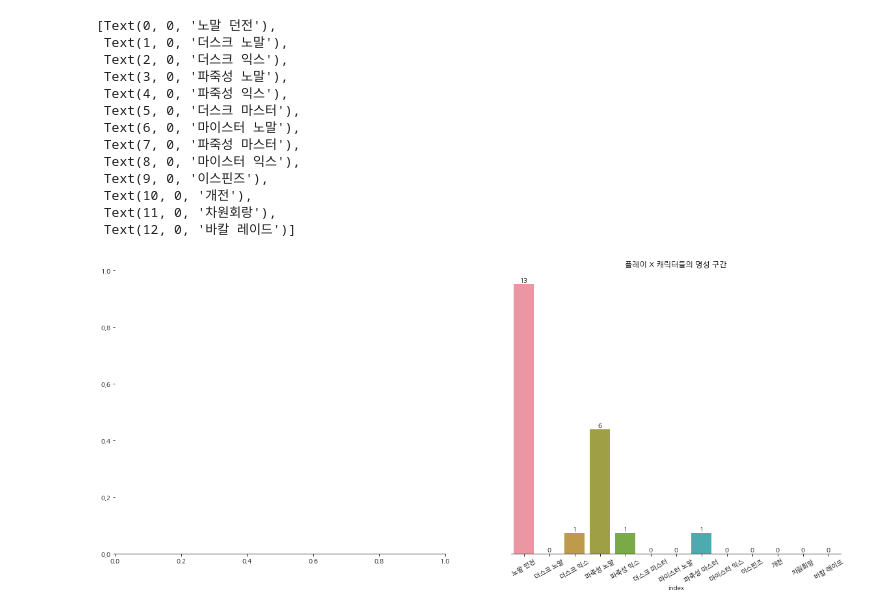
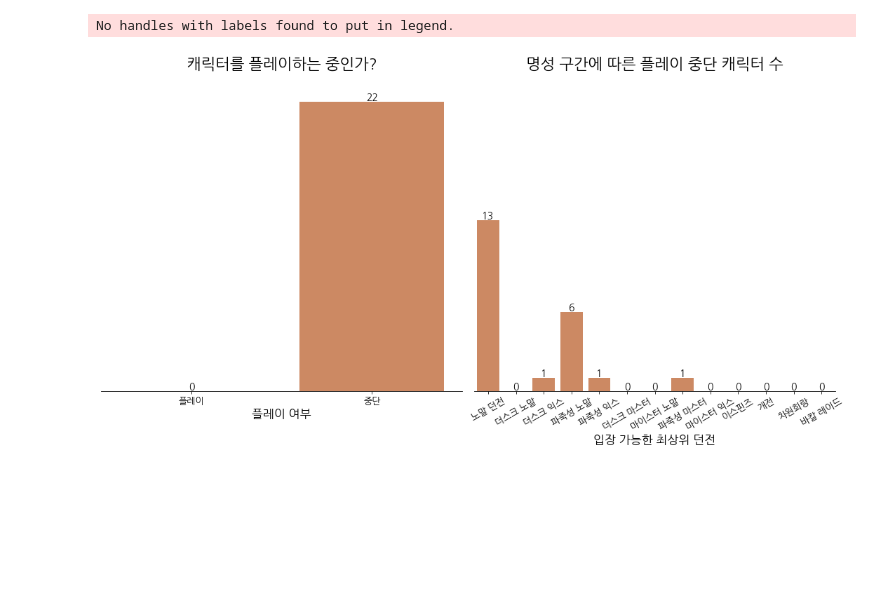
Before and after one commit to dowrave/TIL, a Jupyter notebook: Analysis/DNF/1_DNF_API.ipynb, the cells around one changed output. Saved outputs shown, nothing was run; the diff lists cells and outputs as text; code cells hidden in the pictures; blank space fills up the shorter version.

```diff
--- a/Analysis/DNF/1_DNF_API.ipynb
+++ b/Analysis/DNF/1_DNF_API.ipynb
@@ -182,0 +165,6 @@ data = df['dungeon'].value_counts().to_frame().reset_index()
+# %%
+# 0값 표시하게 만들기
+playing = pd.CategoricalDtype([True, False], ordered = True)
+df['is_playing'] = df['is_playing'].astype(playing)
+is_playing = df['is_playing'].value_counts(dropna = False).to_frame().reset_index()
+is_playing
@@ -183,32 +175,56 @@ data = df['dungeon'].value_counts().to_frame().reset_index()
 # %%
-fig, ax = plt.subplots(1, 2, figsize = (20, 8))
+fig, ax = plt.subplots(1, 2, figsize = (15, 8), sharey = True)
+rcParams.update({'figure.autolayout': True})
+
+ax_title_fontsize = 22
+ax_title_y = 1.05
+ax_label_fontsize = 17
+ax_ticklabel_fontsize = 13
+barlabel_fontsize = 14
+
 
 # 1. 플레이 중인 캐릭터 표시
+sns.barplot(data = is_playing, x = 'index', y = 'is_playing', ax = ax[0], palette = 'deep')
+ax[0].bar_label(ax[0].containers[0], fontsize = barlabel_fontsize)
+ax[0].axes.yaxis.set_visible(False)
+ax[0].set_title('캐릭터를 플레이하는 중인가?',
+                fontsize = ax_title_fontsize,
+                y = ax_title_y)
+ax[0].set_xlabel('플레이 여부',
+                 fontsize = ax_label_fontsize)
+ax[0].set_xticklabels(['플레이', '중단'],
+                      fontsize = ax_ticklabel_fontsize)
+ax[0].grid(True, axis = 'y', color = 'white')
+
+# 2. 플레이하지 않는 캐릭터의 명성 구간
+data = df[df['is_playing'] == False]['dungeon'].value_counts().to_frame().reset_index()
+
+sns.barplot(data = data,
+           x = 'index',
+           y = 'dungeon',
+           ax = ax[1],
+            color = sns.color_palette('deep')[1])
+
+ax[1].bar_label(ax[1].containers[0],
+                fontsize = barlabel_fontsize)
+ax[1].set_title('명성 구간에 따른 플레이 중단 캐릭터 수',
+                fontsize = ax_title_fontsize,
+                y=ax_title_y)
+sns.despine(left = True)
+ax[1].axes.yaxis.set_visible(False)
+ax[1].set_xlabel('입장 가능한 최상위 던전',
+                 fontsize = ax_label_fontsize,
+                y= 1.5)
+ax[1].set_xticklabels(ax[1].get_xticklabels(),
+                      rotation = 30,
+                      fontsize = ax_ticklabel_fontsize)
+ax[1].legend().set_visible(False)
+ax[1].grid(True, axis = 'y')
 
 
-# 2. 플레이 하지 않는 캐릭터의 명성 구간
-ax[1] = sns.barplot(data = df['dungeon'].value_counts().to_frame().reset_index(),
-           x = 'index',
-           y = 'dungeon',
-           )
+fig.tight_layout() # 그래프 저장 시 잘리는 현상 개선
 
-ax[1].bar_label(ax[1].containers[0])
-ax[1].set_title('플레이 X 캐릭터들의 명성 구간')
-sns.despine(left = True)
-ax[1].axes.yaxis.set_visible(False)
-ax[1].set_xticklabels(ax[1].get_xticklabels(), rotation = 30)
+fig.savefig('result.png', pad_inches = 0)
 # %% [output]
-[Text(0, 0, '노말 던전'),
- Text(1, 0, '더스크 노말'),
- Text(2, 0, '더스크 익스'),
- Text(3, 0, '파죽성 노말'),
- Text(4, 0, '파죽성 익스'),
- Text(5, 0, '더스크 마스터'),
- Text(6, 0, '마이스터 노말'),
- Text(7, 0, '파죽성 마스터'),
- Text(8, 0, '마이스터 익스'),
- Text(9, 0, '이스핀즈'),
- Text(10, 0, '개전'),
- Text(11, 0, '차원회랑'),
- Text(12, 0, '바칼 레이드')]
+No handles with labels found to put in legend.
-[figure, old version]
+[figure, new version]
```
Also changed, not shown: parts of 9 cells of this notebook, 2 other files.
